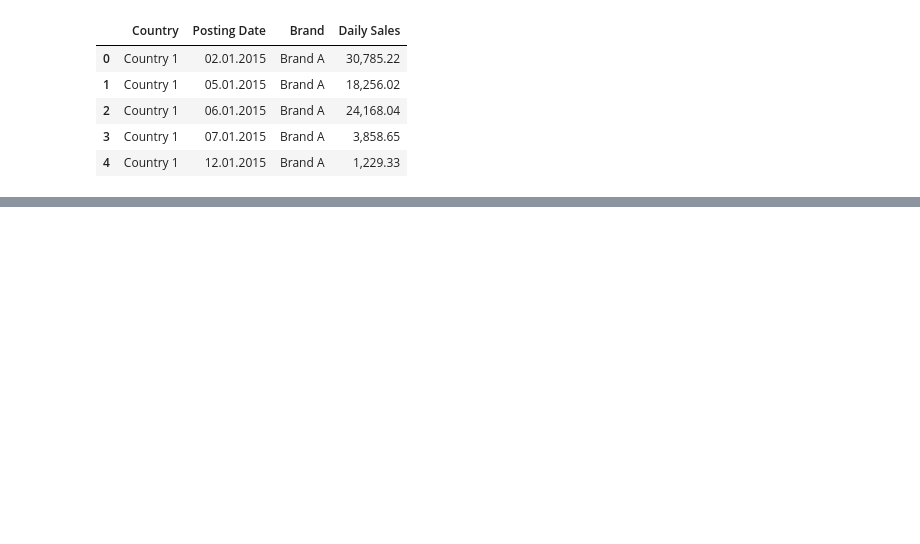
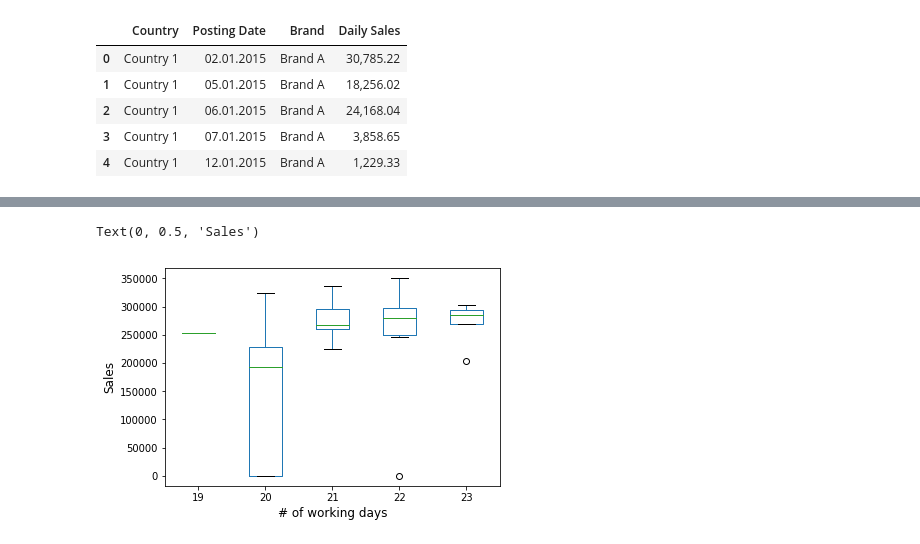
Before and after one commit to diruit/novartis_challenge, a Jupyter notebook: Data_cleaning_notebook.ipynb, the cells around one changed output, grey strips where cells are left out. Cells and saved outputs as stored; diff of their text form; code cells hidden in the pictures; blank space fills up the shorter version.

```diff
--- a/Data_cleaning_notebook.ipynb
+++ b/Data_cleaning_notebook.ipynb
@@ -293,0 +480,10 @@ lo_actual.head()
+# %%
+#does the number of working days affect the sales amount?
+number_wdays = monthly_data.pivot_table(values='Actual', index='Month-Year', columns='working_days', aggfunc=np.sum)
+
+ax = number_wdays.plot.box()
+ax.set_xlabel("# of working days", fontsize=12)
+ax.set_ylabel("Sales", fontsize=12)
+# %% [output]
+Text(0, 0.5, 'Sales')
+[figure, added]
```
Also changed, not shown: parts of 42 cells of this notebook.
